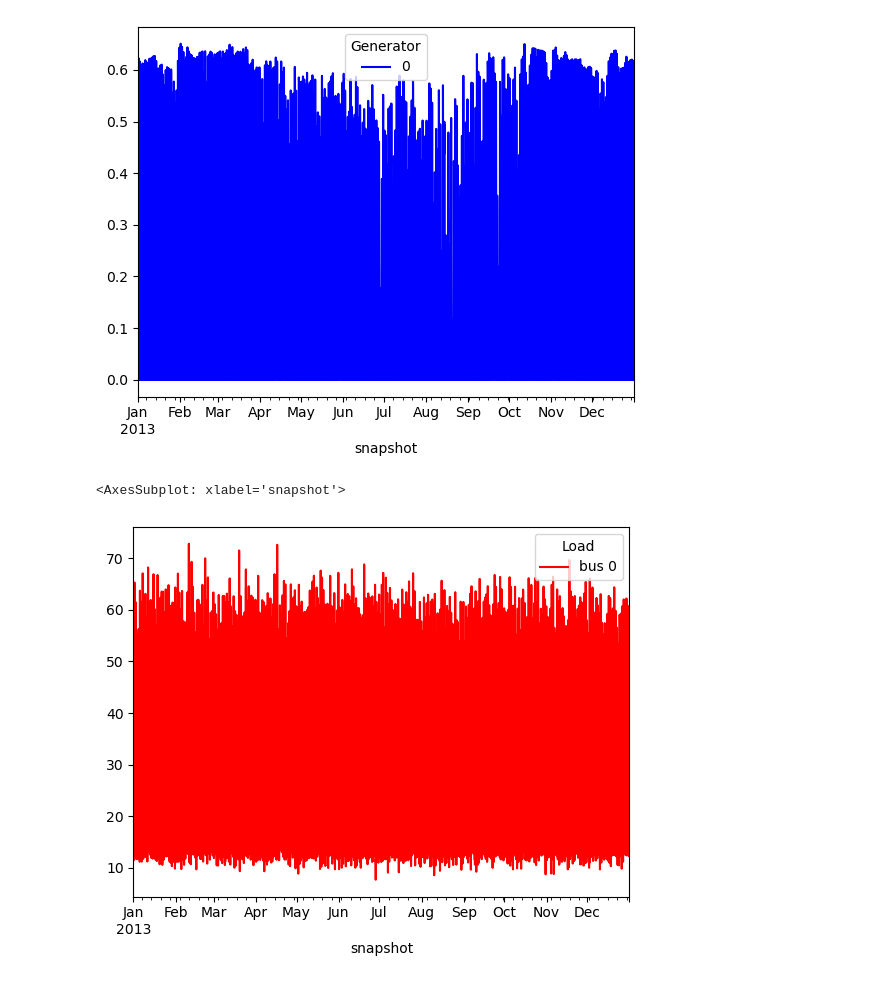
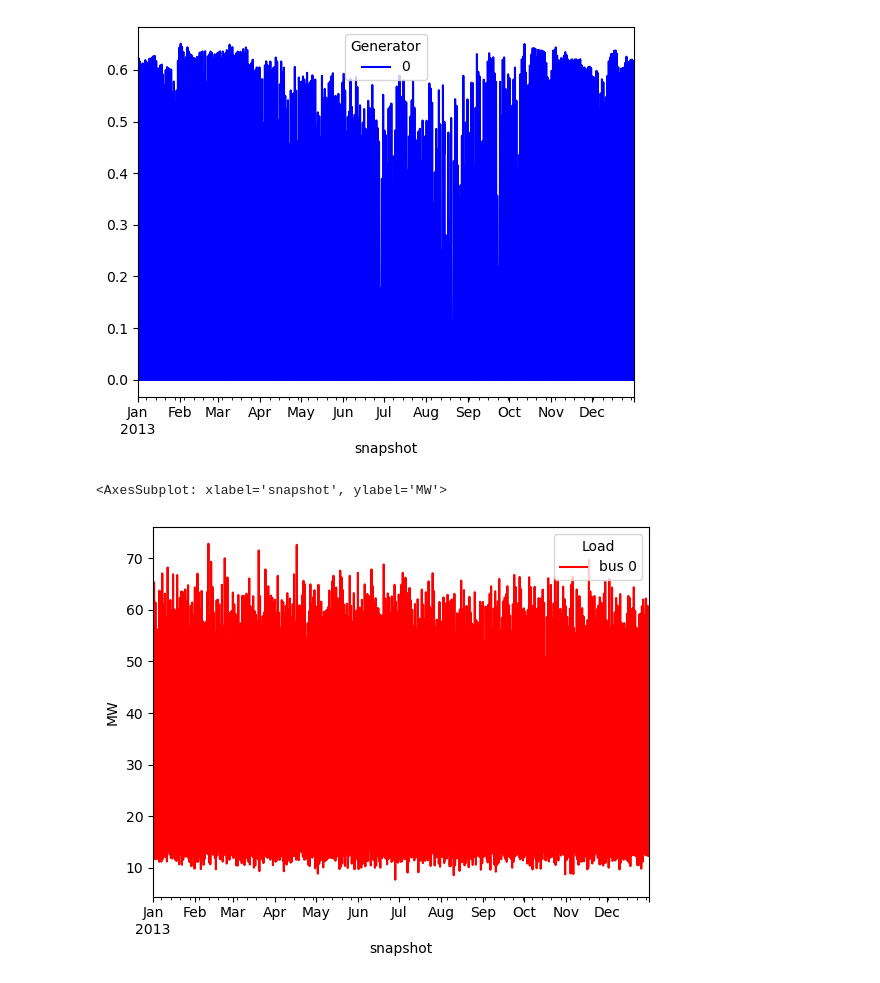
Before and after one commit to DeniseGiub/pypsa-distribution, a Jupyter notebook: Add_electricity_local.ipynb, the cells around one changed output. Drawn from its saved outputs; the diff is of its cells as text; code cells hidden in the pictures.

```diff
--- a/Add_electricity_local.ipynb
+++ b/Add_electricity_local.ipynb
@@ -187,10 +175,10 @@ n.generators_t.p_max_pu.plot(color='blue')
 [figure]
 # %%
 #Plotting the load
-n.loads_t.p_set.plot(color='red')
+n.loads_t.p_set.plot(color='red', ylabel='MW')
 # %% [output]
-<AxesSubplot: xlabel='snapshot'>
+<AxesSubplot: xlabel='snapshot', ylabel='MW'>
-[figure, old version]
+[figure, new version]
 # %%
 #Optimization
 from pypsa.linopf import ilopf
```
Also changed, not shown: parts of 8 cells of this notebook.
